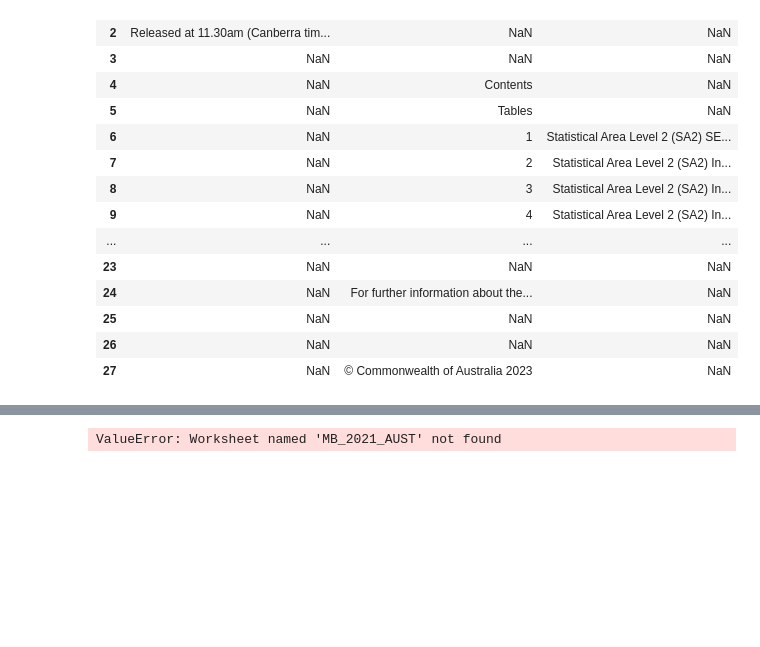
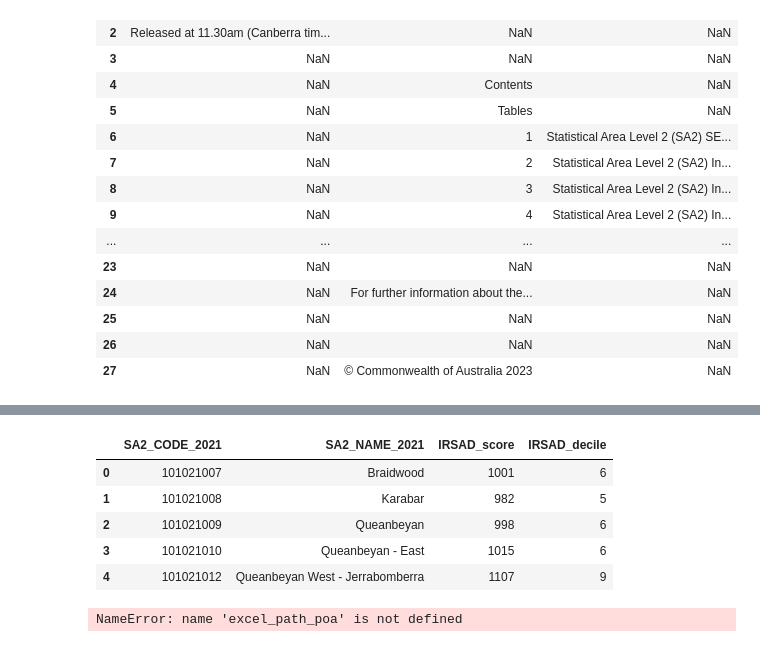
Before and after one commit to bambasp1s/MAST30034_Project_2, a Jupyter notebook: notebooks/external data code/read_external_data-2.ipynb, the cells around one changed output, grey strips where cells are left out. Saved outputs shown, nothing was run; the diff lists cells and outputs as text; code cells hidden in the pictures; blank space fills up the shorter version.

```diff
--- a/notebooks/external data code/read_external_data-2.ipynb
+++ b/notebooks/external data code/read_external_data-2.ipynb
@@ -177,11 +197,14 @@ seifa_excluded
 | 13 | 118011342 | Centennial Park | 0 | Y | Y | Y | Y |
 | 14 | 123021439 | Holsworthy Military Area | 5 | Y | Y | Y | Y |
 # %%
-seifa_df = pd.read_excel(excel_path_seifa, sheet_name='')
-seifa_df.head()
+seifa_irsad.head()
 # %% [output]
-ValueError: Worksheet named 'MB_2021_AUST' not found
+|  | SA2_CODE_2021 | SA2_NAME_2021 | IRSAD_score | IRSAD_decile |
+| 0 | 101021007 | Braidwood | 1001 | 6 |
+| 1 | 101021008 | Karabar | 982 | 5 |
+| 2 | 101021009 | Queanbeyan | 998 | 6 |
+| 3 | 101021010 | Queanbeyan - East | 1015 | 6 |
+| 4 | 101021012 | Queanbeyan West - Jerrabomberra | 1107 | 9 |
 # %%
-
-poa_df = pd.read_excel(excel_path_poa, sheet_name='POA_2021_AUST')
-poa_df.head()
+# %% [output]
+NameError: name 'excel_path_poa' is not defined
```
Also changed, not shown: parts of 4 cells of this notebook, 11 other files.
